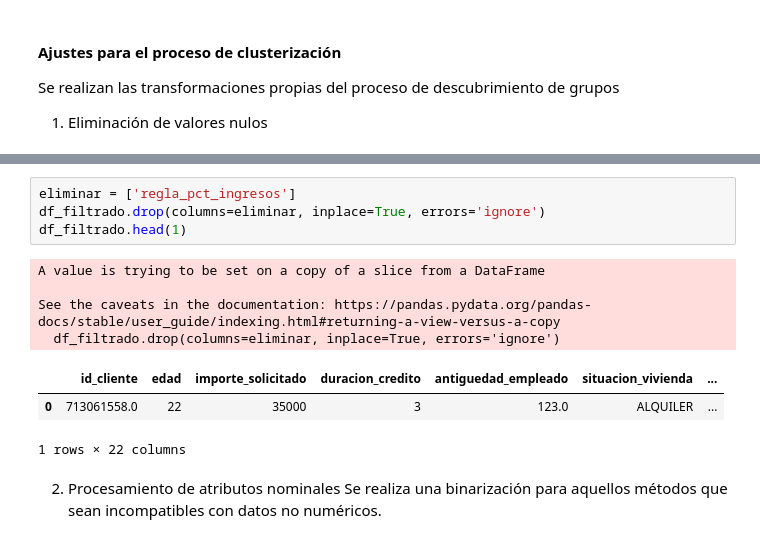
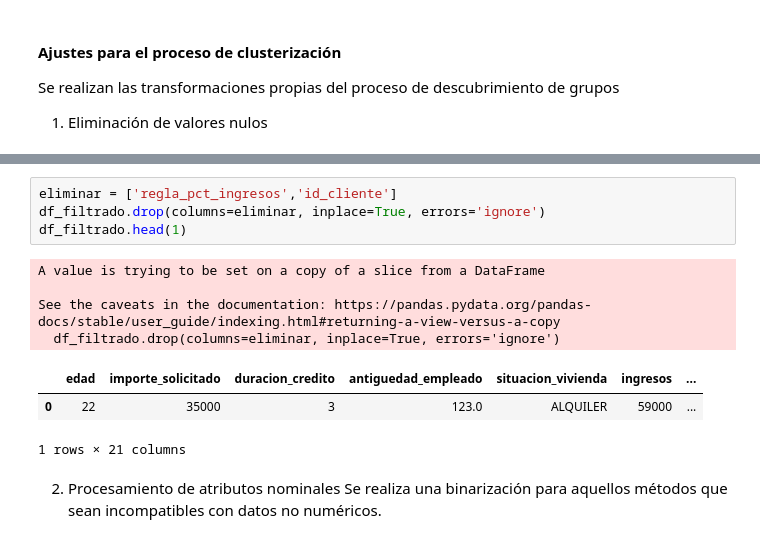
Before and after one commit to mdlidia-coder/13MBID_LidiaM, a Jupyter notebook: notebooks/preparacion-datos/PD01-Transformaciones.ipynb, the cells around one changed output, grey strips where cells are left out. Cells and saved outputs as stored; diff of their text form.

```diff
--- a/notebooks/preparacion-datos/PD01-Transformaciones.ipynb
+++ b/notebooks/preparacion-datos/PD01-Transformaciones.ipynb
@@ -566,17 +566,17 @@ Data columns (total 22 columns):
 dtypes: float64(9), int64(5), object(8)
 memory usage: 1.6+ MB
 # %%
-eliminar = ['regla_pct_ingresos']
+eliminar = ['regla_pct_ingresos','id_cliente']
 df_filtrado.drop(columns=eliminar, inplace=True, errors='ignore')
 df_filtrado.head(1)
 # %% [output]
 A value is trying to be set on a copy of a slice from a DataFrame
 
 See the caveats in the documentation: https://pandas.pydata.org/pandas-docs/stable/user_guide/indexing.html#returning-a-view-versus-a-copy
   df_filtrado.drop(columns=eliminar, inplace=True, errors='ignore')
-|  | id_cliente | edad | importe_solicitado | duracion_credito | antiguedad_empleado | situacion_vivienda | ... |
-| 0 | 713061558.0 | 22 | 35000 | 3 | 123.0 | ALQUILER | ... |
+|  | edad | importe_solicitado | duracion_credito | antiguedad_empleado | situacion_vivienda | ingresos | ... |
+| 0 | 22 | 35000 | 3 | 123.0 | ALQUILER | 59000 | ... |
-1 rows × 22 columns
+1 rows × 21 columns
 # %% [markdown]
 2. Procesamiento de atributos nominales
 Se realiza una binarización para aquellos métodos que sean incompatibles con datos no numéricos.
```
Also changed, not shown: parts of 5 cells of this notebook, 4 other files.
